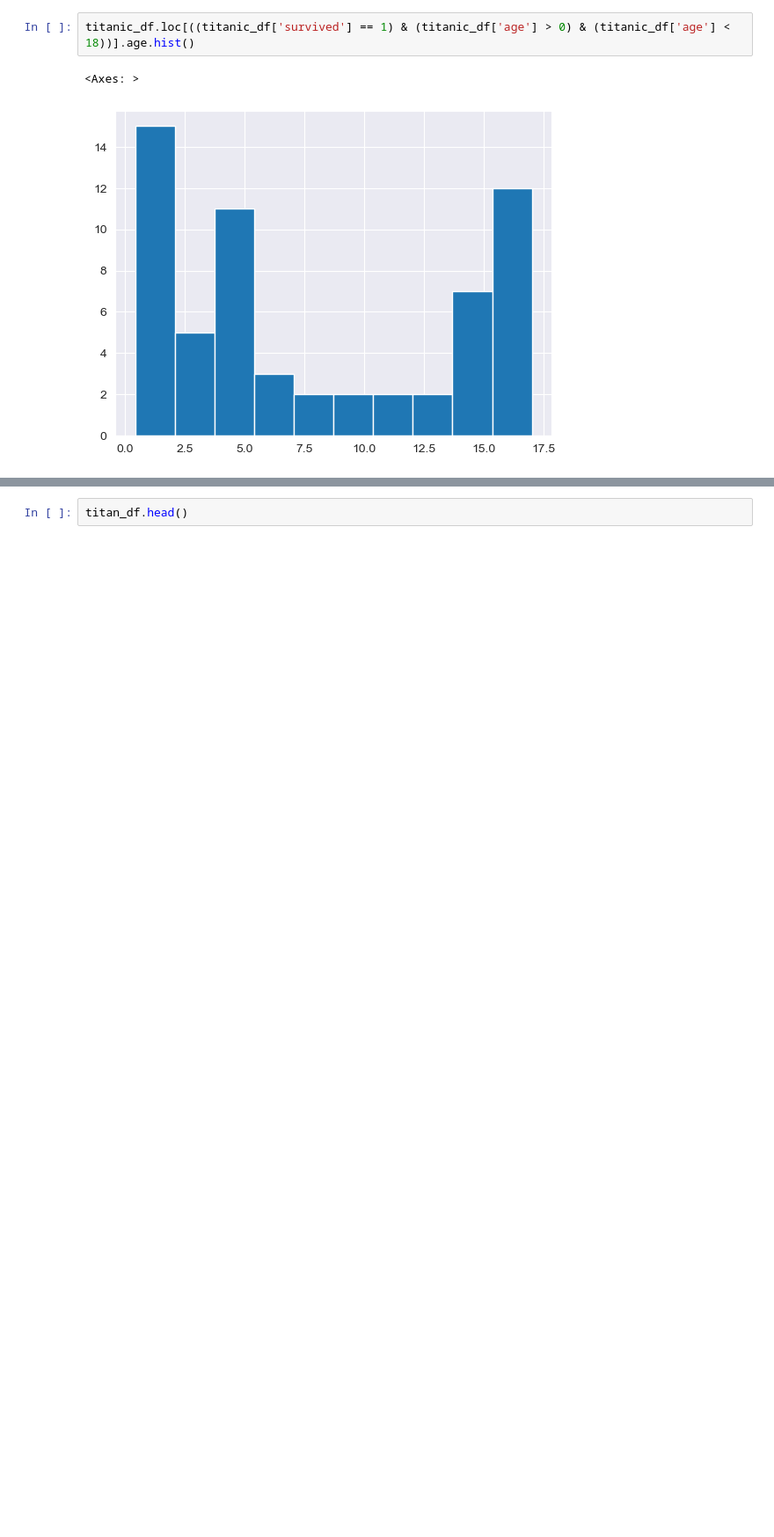
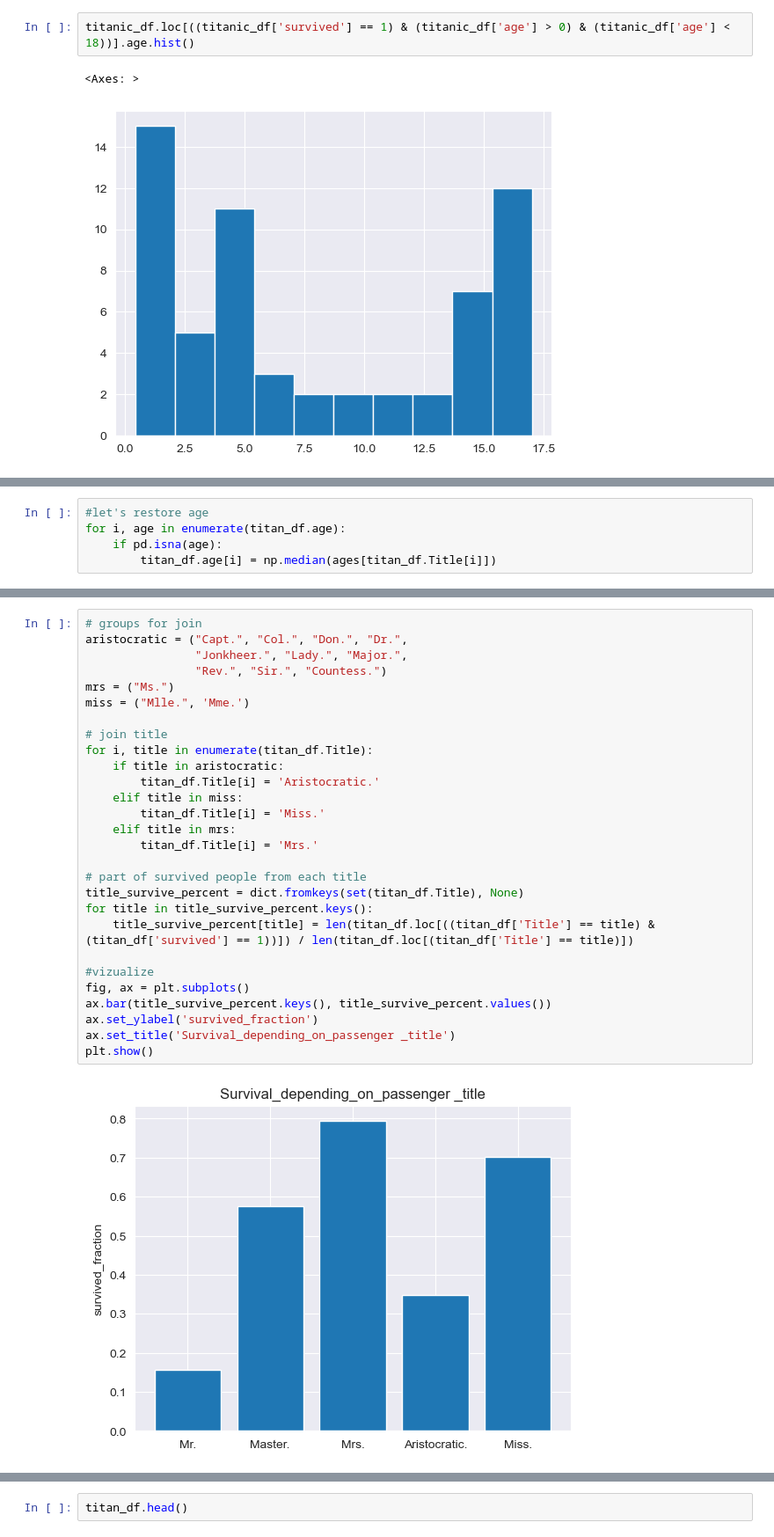
Before and after one commit to 88alexinho/titanic_full_cycle_project, a Jupyter notebook: full_cycle_project.ipynb, the cells around one changed output, grey strips where cells are left out. Shown at 88% size. Cells and saved outputs as stored; diff of their text form; blank space fills up the shorter version.

```diff
--- a/full_cycle_project.ipynb
+++ b/full_cycle_project.ipynb
@@ -224,0 +273,5 @@ titan_df.columns = map(str.lower, titan_df.columns)
+# %%
+#let's restore age
+for i, age in enumerate(titan_df.age):
+    if pd.isna(age):
+        titan_df.age[i] = np.median(ages[titan_df.Title[i]])
@@ -224,0 +296,30 @@ titan_df.columns = map(str.lower, titan_df.columns)
+# %%
+# groups for join
+aristocratic = ("Capt.", "Col.", "Don.", "Dr.",
+                "Jonkheer.", "Lady.", "Major.",
+                "Rev.", "Sir.", "Countess.")
+mrs = ("Ms.")
+miss = ("Mlle.", 'Mme.')
+
+# join title
+for i, title in enumerate(titan_df.Title):
+    if title in aristocratic:
+        titan_df.Title[i] = 'Aristocratic.'
+    elif title in miss:
+        titan_df.Title[i] = 'Miss.'
+    elif title in mrs:
+        titan_df.Title[i] = 'Mrs.'
+
+# part of survived people from each title
+title_survive_percent = dict.fromkeys(set(titan_df.Title), None)
+for title in title_survive_percent.keys():
+    title_survive_percent[title] = len(titan_df.loc[((titan_df['Title'] == title) & (titan_df['survived'] == 1))]) / len(titan_df.loc[(titan_df['Title'] == title)])
+
+#vizualize
+fig, ax = plt.subplots()
+ax.bar(title_survive_percent.keys(), title_survive_percent.values())
+ax.set_ylabel('survived_fraction')
+ax.set_title('Survival_depending_on_passenger _title')
+plt.show()
+# %% [output]
+[figure, added]
```
Also changed, not shown: parts of 21 cells of this notebook.
